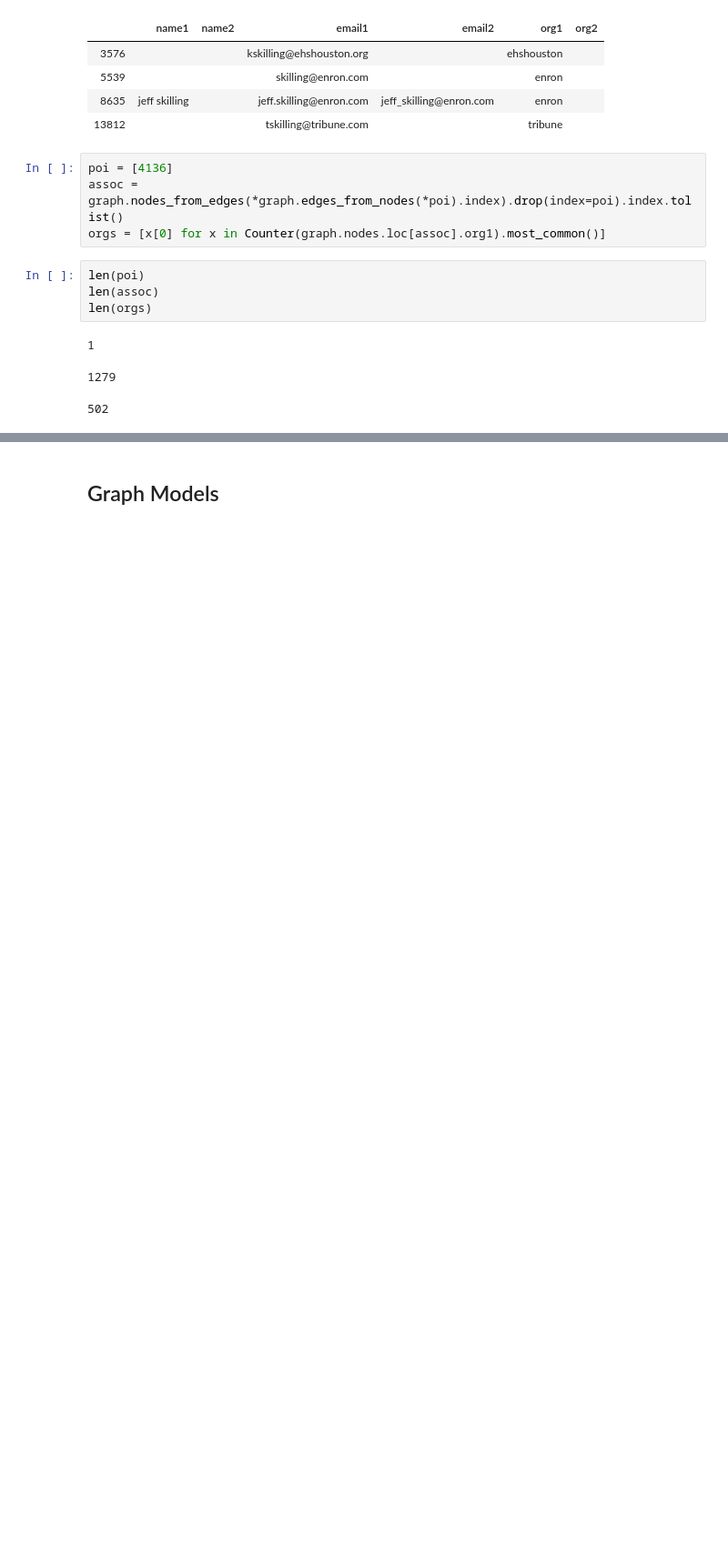
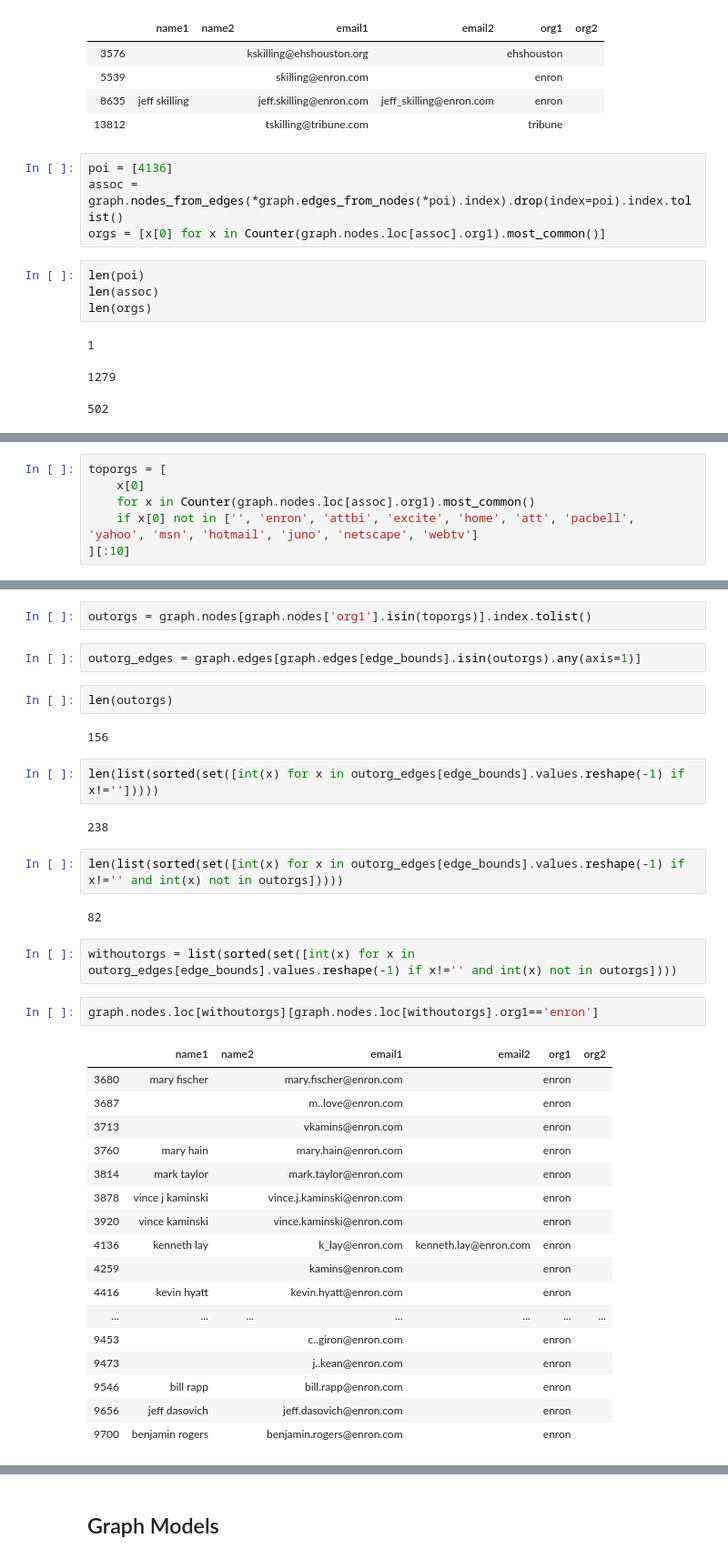
Before and after one commit to q1park/enron-emails, a Jupyter notebook: Example.ipynb, the cells around one changed output, grey strips where cells are left out. Shown: that part at 91% size. Saved outputs shown, nothing was run; the diff lists cells and outputs as text; blank space fills up the shorter version.

```diff
--- a/Example.ipynb
+++ b/Example.ipynb
@@ -682,0 +274,6 @@ data_graph = filter_poi(data_view, poi)
+# %%
+toporgs = [
+    x[0]
+    for x in Counter(graph.nodes.loc[assoc].org1).most_common()
+    if x[0] not in ['', 'enron', 'attbi', 'excite', 'home', 'att', 'pacbell', 'yahoo', 'msn', 'hotmail', 'juno', 'netscape', 'webtv']
+][:10]
@@ -682,0 +293,38 @@ data_graph = filter_poi(data_view, poi)
+# %%
+outorgs = graph.nodes[graph.nodes['org1'].isin(toporgs)].index.tolist()
+# %%
+outorg_edges = graph.edges[graph.edges[edge_bounds].isin(outorgs).any(axis=1)]
+# %%
+len(outorgs)
+# %% [output]
+156
+# %%
+len(list(sorted(set([int(x) for x in outorg_edges[edge_bounds].values.reshape(-1) if x!='']))))
+# %% [output]
+238
+# %%
+len(list(sorted(set([int(x) for x in outorg_edges[edge_bounds].values.reshape(-1) if x!='' and int(x) not in outorgs]))))
+# %% [output]
+82
+# %%
+withoutorgs = list(sorted(set([int(x) for x in outorg_edges[edge_bounds].values.reshape(-1) if x!='' and int(x) not in outorgs])))
+# %%
+graph.nodes.loc[withoutorgs][graph.nodes.loc[withoutorgs].org1=='enron']
+# %% [output]
+|  | name1 | name2 | email1 | email2 | org1 | org2 |
+| 3680 | mary fischer |  | mary.fischer@enron.com |  | enron |  |
+| 3687 |  |  | m..love@enron.com |  | enron |  |
+| 3713 |  |  | vkamins@enron.com |  | enron |  |
+| 3760 | mary hain |  | mary.hain@enron.com |  | enron |  |
+| 3814 | mark taylor |  | mark.taylor@enron.com |  | enron |  |
+| 3878 | vince j kaminski |  | vince.j.kaminski@enron.com |  | enron |  |
+| 3920 | vince kaminski |  | vince.kaminski@enron.com |  | enron |  |
+| 4136 | kenneth lay |  | k_lay@enron.com | kenneth.lay@enron.com | enron |  |
+| 4259 |  |  | kamins@enron.com |  | enron |  |
+| 4416 | kevin hyatt |  | kevin.hyatt@enron.com |  | enron |  |
+| ... | ... | ... | ... | ... | ... | ... |
+| 9453 |  |  | c..giron@enron.com |  | enron |  |
+| 9473 |  |  | j..kean@enron.com |  | enron |  |
+| 9546 | bill rapp |  | bill.rapp@enron.com |  | enron |  |
+| 9656 | jeff dasovich |  | jeff.dasovich@enron.com |  | enron |  |
+| 9700 | benjamin rogers |  | benjamin.rogers@enron.com |  | enron |  |
```
Also changed, not shown: parts of 79 cells of this notebook, 1 other file.
